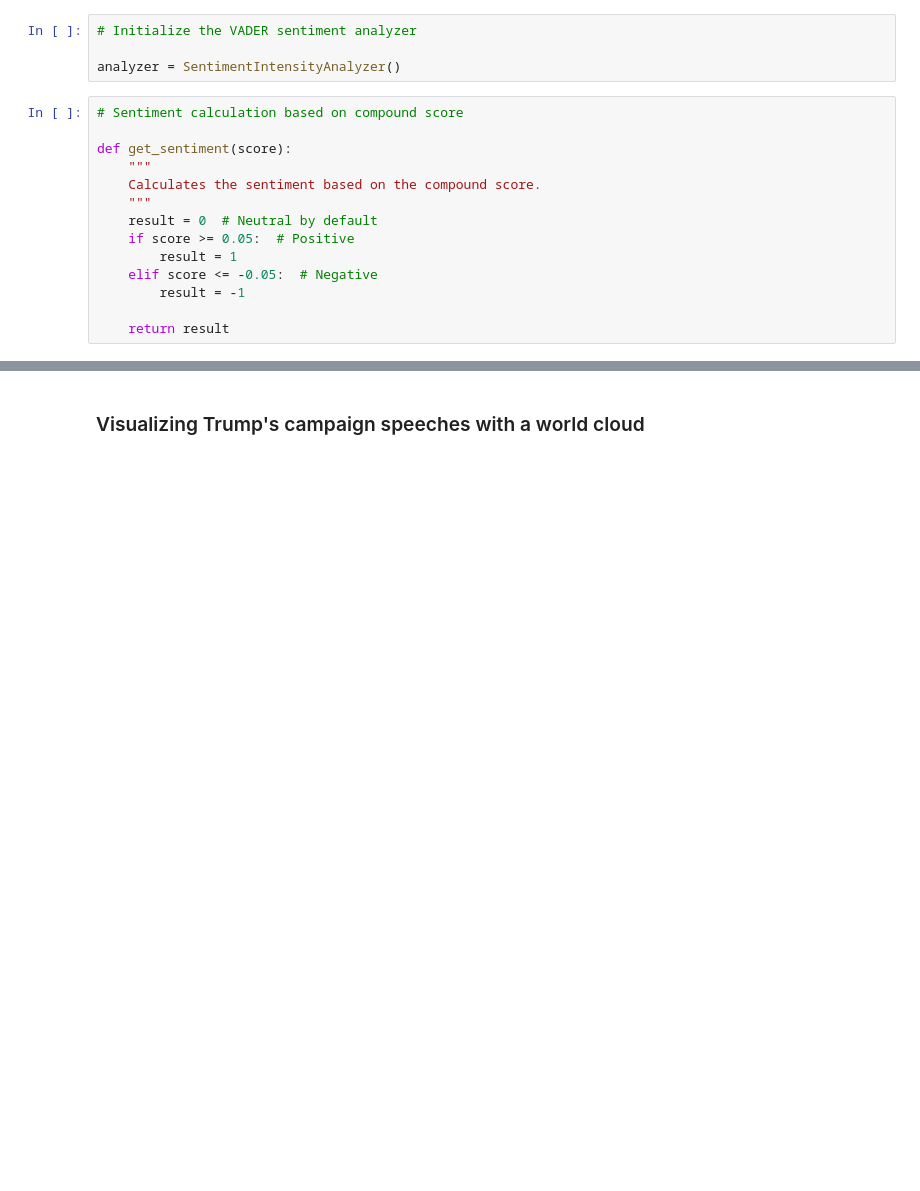
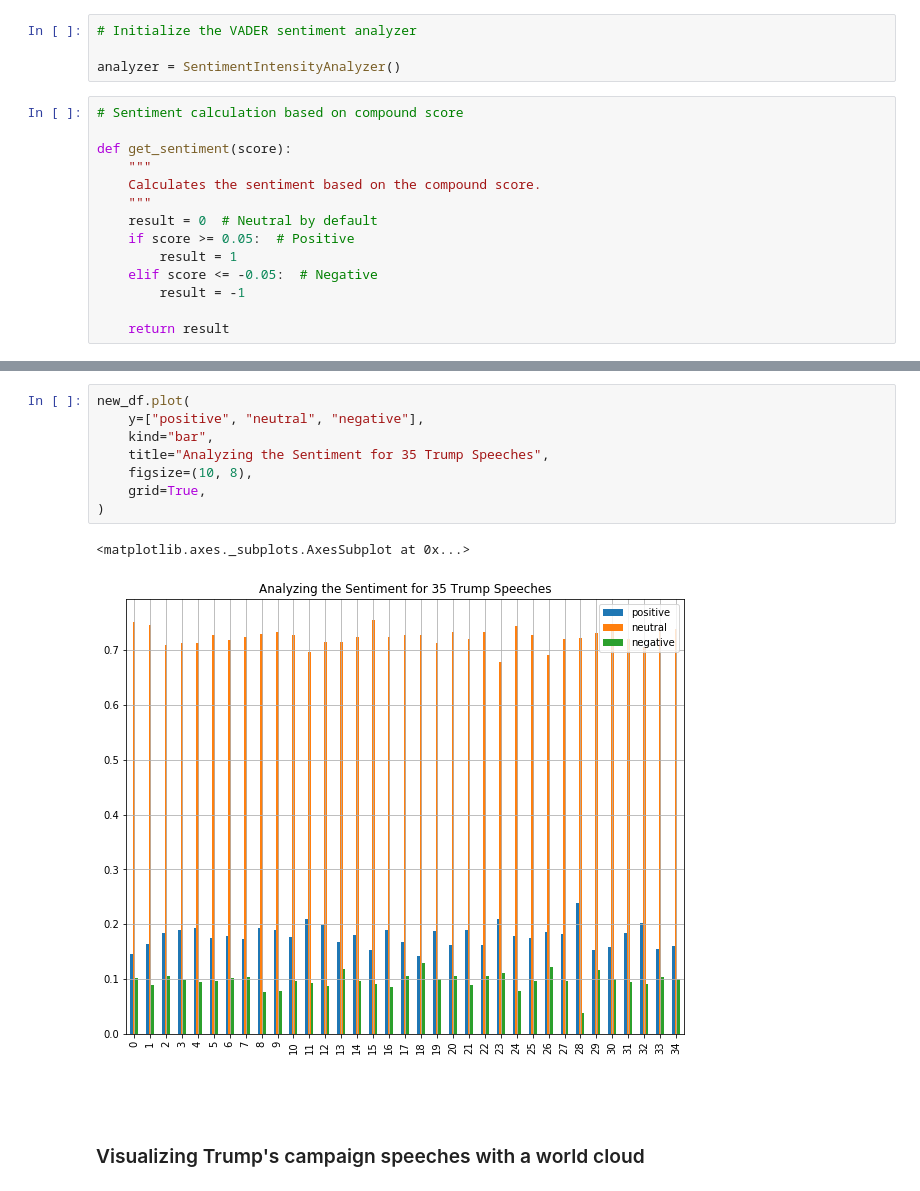
Before and after one commit to davidtstill/Trump_speech_NLP, a Jupyter notebook: trump_speech_python_file.ipynb, the cells around one changed output, grey strips where cells are left out. Drawn from its saved outputs; the diff is of its cells as text; blank space fills up the shorter version.

```diff
--- a/trump_speech_python_file.ipynb
+++ b/trump_speech_python_file.ipynb
@@ -232,3 +215,16 @@ new_df.describe()
+# %%
+new_df.plot(
+    y=["positive", "neutral", "negative"],
+    kind="bar",
+    title="Analyzing the Sentiment for 35 Trump Speeches",
+    figsize=(10, 8),
+    grid=True,
+)
+# %% [output]
+<matplotlib.axes._subplots.AxesSubplot at 0x...>
+[figure, added]
+# %% [markdown]
+###
 # %% [markdown]
 ### Visualizing Trump's campaign speeches with a world cloud
 # %%
```
Also changed, not shown: parts of 53 cells of this notebook.
